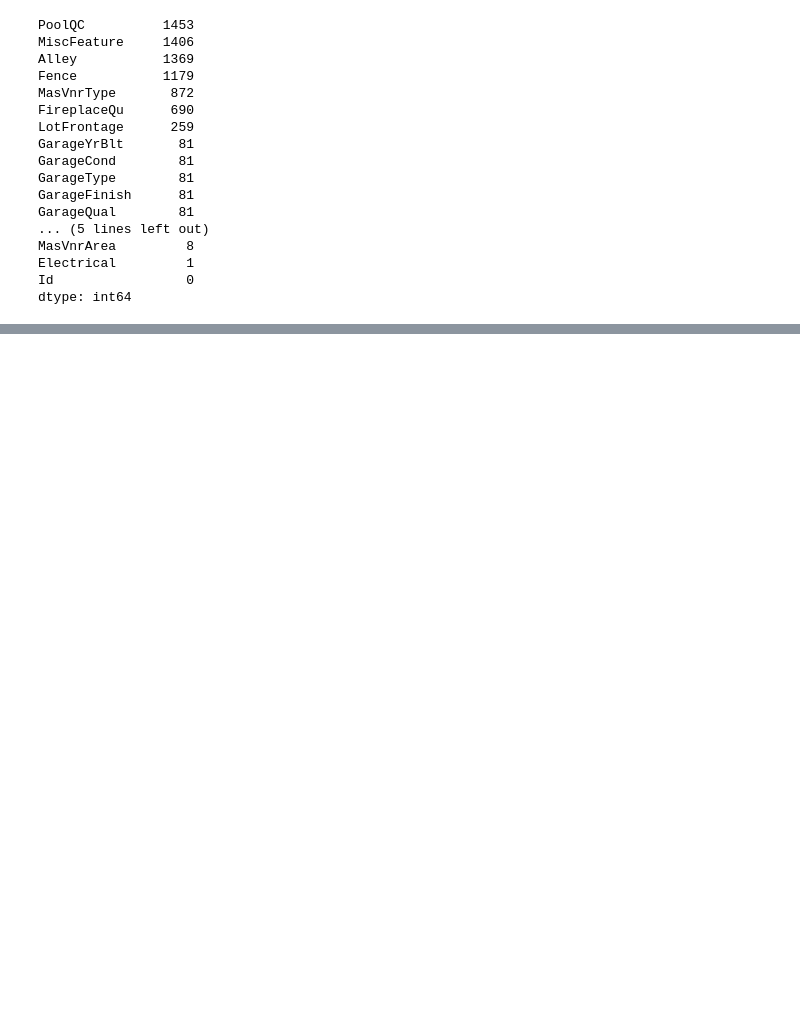
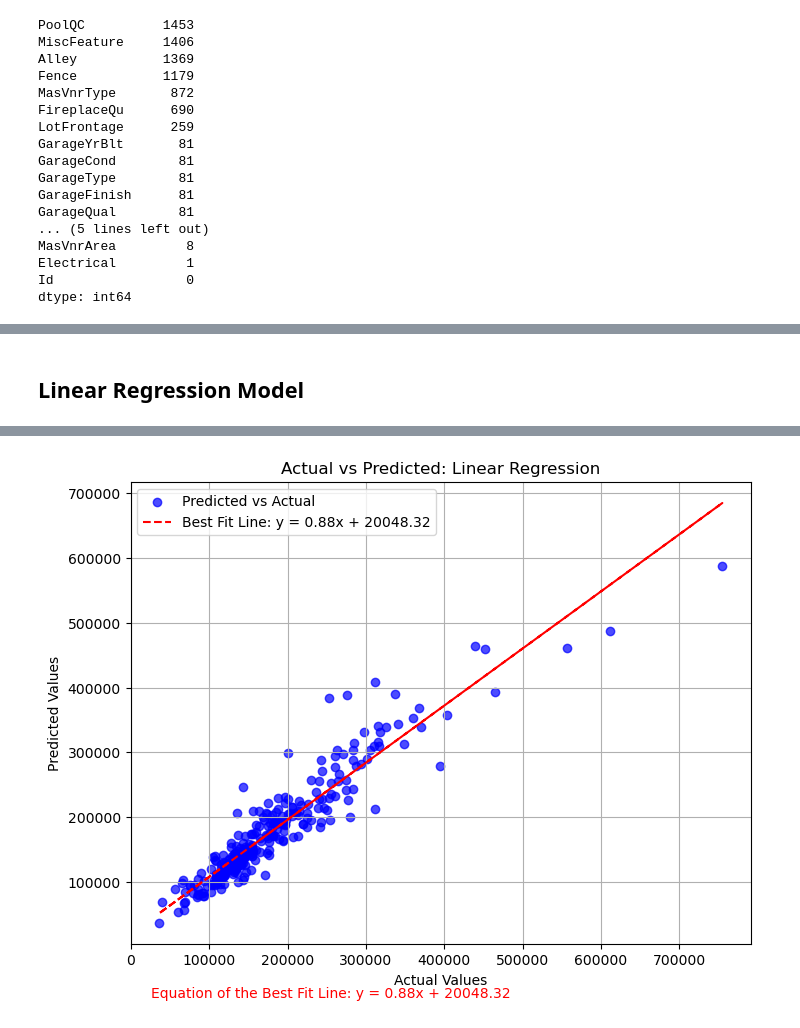
Before and after one commit to shanezorz/DataScience_ProjectThree, a Jupyter notebook: DataMining_ProjectThree.ipynb, the cells around one changed output, grey strips where cells are left out. Saved outputs shown, nothing was run; the diff lists cells and outputs as text; code cells hidden in the pictures; blank space fills up the shorter version.

```diff
--- a/DataMining_ProjectThree.ipynb
+++ b/DataMining_ProjectThree.ipynb
@@ -80,58 +135,59 @@ Prior to data analysis, several preprocessing steps were undertaken to prepare t
 - **Splitting Data into Training and Validation Sets:** The training dataset was further divided into training and validation subsets using an 80-20 split. This allowed for evaluation of model performance on unseen data before moving forward with predictions.
 
 These preprocessing steps optimized the dataset for regression modeling, addressing missing values, ensuring feature consistency, and enhancing the quality of the input data.
+# %% [markdown]
+## **Linear Regression Model**
 # %%
-# Separate features and target variable for training
-X_train = train_df.drop(columns=['Id', 'SalePrice'], errors='ignore')
-y_train = train_df['SalePrice']
-
-# Prepare test data (ensure 'SalePrice' is dropped from the test set)
-X_test = test_df.drop(columns=['Id'], errors='ignore')
-
-# Perform one-hot encoding on both training and test sets
-X_train = pd.get_dummies(X_train)
-X_test = pd.get_dummies(X_test)
-
-# Align test set with train set (ensure they have the same columns)
-X_train, X_test = X_train.align(X_test, join='left', axis=1)
-
-# Handle missing values using KNN Imputer (instead of SimpleImputer)
-imputer = KNNImputer(n_neighbors=5)
-X_train = imputer.fit_transform(X_train)
-X_test = imputer.transform(X_test)
-
-# Apply Polynomial Features to capture interaction terms (degree 2)
-poly = PolynomialFeatures(degree=2, include_bias=False)
-X_train_poly = poly.fit_transform(X_train)
-X_test_poly = poly.transform(X_test)
-
-# Standardize the features (scaling)
-scaler = StandardScaler()
-X_train_scaled = scaler.fit_transform(X_train_poly)
-X_test_scaled = scaler.transform(X_test_poly)
-
-# Split training data into training and validation sets
-X_train_sub, X_valid, y_train_sub, y_valid = train_test_split(X_train_scaled, y_train, test_size=0.2, random_state=42)
-
 # Initialize and train the Linear Regression model
 model = LinearRegression()
-model.fit(X_train_sub, y_train_sub)
+model.fit(X_train_sub, y_train_sub)  # Use preprocessed data for Linear Regression
 
 # Validate the model
-y_pred = model.predict(X_valid)
-mae = mean_absolute_error(y_valid, y_pred)
-print("Validation MAE:", mae)
+y_pred = model.predict(X_valid)  # Validate using the corresponding validation set
+rmse = np.sqrt(mean_squared_error(y_valid, y_pred))
+print("Validation RMSE:", rmse)
 
 # Perform cross-validation to get a more reliable estimate of model performance
-cv_scores = cross_val_score(model, X_train_scaled, y_train, cv=5, scoring='neg_mean_absolute_error')
-print("Cross-validation MAE:", -cv_scores.mean())
+cv_scores = cross_val_score(
+    model,
+    X_train_scaled,
+    y_train,
+    cv=5,
+    scoring='neg_mean_squared_error'  # Use RMSE instead of MAE for scoring
+)
+print("Cross-validation RMSE:", np.sqrt(-cv_scores.mean()))  # Convert negative MSE to positive RMSE
 
 # Make predictions on the test set
-y_test_pred = model.predict(X_test_scaled)
+y_test_pred = model.predict(X_test_scaled)  # Use scaled test data for predictions
 
 # Create a submission file
 submission = pd.DataFrame({'Id': test_df['Id'], 'SalePrice': y_test_pred})
 submission.to_csv('submission.csv', index=False)
 
 print("Submission file saved!")
+
+# Calculate the line equation for Actual vs Predicted
+actual = np.array(y_valid).reshape(-1, 1)  # Actual values reshaped
+predicted = np.array(y_pred).reshape(-1, 1)  # Predicted values reshaped
+
+# Fit linear regression model to compute the slope and intercept
+line_model = LinearRegression()
+line_model.fit(actual, predicted)
+m = line_model.coef_[0][0]  # Slope
+b = line_model.intercept_[0]  # Intercept
+
+# Scatter plot for Actual vs Predicted values
+plt.figure(figsize=(8, 6))
+plt.scatter(y_valid, y_pred, alpha=0.7, color='blue', label='Predicted vs Actual')
+plt.plot(y_valid, m * y_valid + b, color='red', linestyle='--', label=f'Best Fit Line: y = {m:.2f}x + {b:.2f}')
+plt.title('Actual vs Predicted: Linear Regression')
+plt.xlabel('Actual Values')
+plt.ylabel('Predicted Values')
+plt.legend()
+plt.grid(True)
+
+# Display the equation below the graph
+plt.figtext(0.15, 0.02, f"Equation of the Best Fit Line: y = {m:.2f}x + {b:.2f}", fontsize=10, color='red')
+
+plt.show()
 # %% [output]
@@ -140,4 +196,5 @@ Cross-validation MAE: 24918.387121881035
 Submission file saved!
+[figure, added]
 # %% [markdown]
 ### Linear Regression Model: Explanation and Evaluation
 
```
Also changed, not shown: parts of 18 cells of this notebook.
